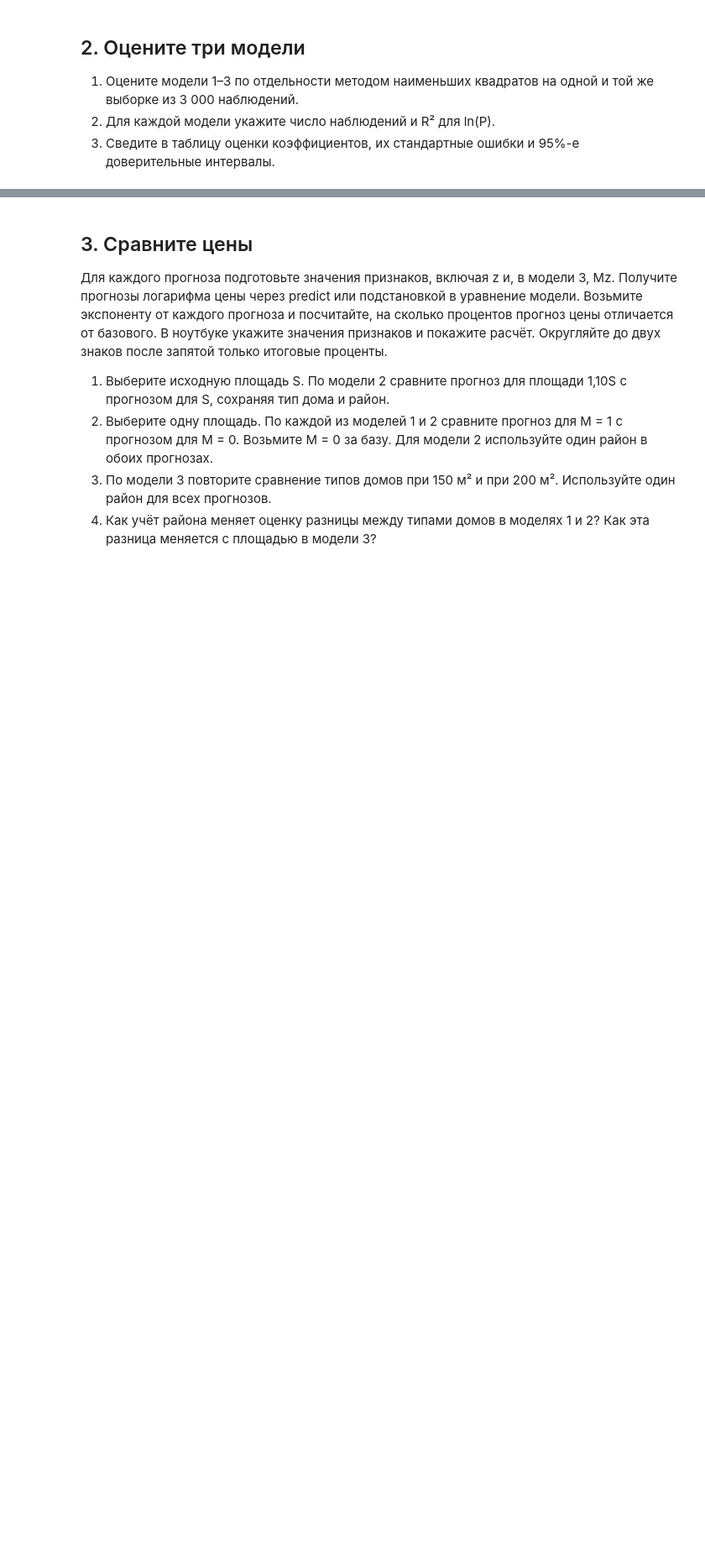
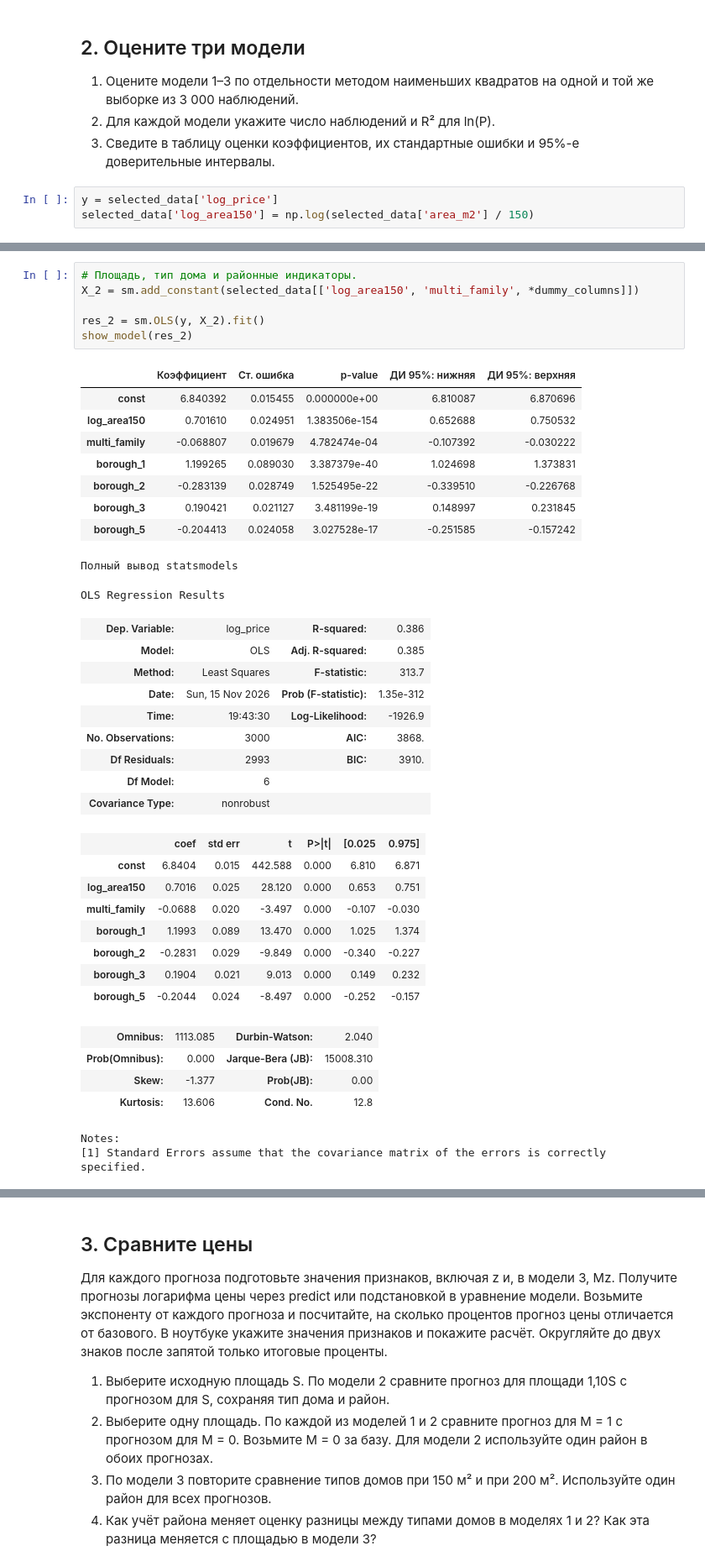
Before and after one commit to Lancet03/Econometrics_homework_1, a Jupyter notebook: ДЗ_01.ipynb, the cells around one changed output, grey strips where cells are left out. Shown at 84% size. Saved outputs shown, nothing was run; the diff lists cells and outputs as text; blank space fills up the shorter version.

```diff
--- a/ДЗ_01.ipynb
+++ b/ДЗ_01.ipynb
@@ -249,3 +281,6 @@ fig.show()
 1. Оцените модели 1–3 по отдельности методом наименьших квадратов на одной и той же выборке из 3 000 наблюдений.
 2. Для каждой модели укажите число наблюдений и R² для ln(P).
 3. Сведите в таблицу оценки коэффициентов, их стандартные ошибки и 95%-е доверительные интервалы.
+# %%
+y = selected_data['log_price']
+selected_data['log_area150'] = np.log(selected_data['area_m2'] / 150)
@@ -255,0 +370,40 @@ fig.show()
+# %%
+# Площадь, тип дома и районные индикаторы.
+X_2 = sm.add_constant(selected_data[['log_area150', 'multi_family', *dummy_columns]])
+
+res_2 = sm.OLS(y, X_2).fit()
+show_model(res_2)
+# %% [output]
+|  | Коэффициент | Ст. ошибка | p-value | ДИ 95%: нижняя | ДИ 95%: верхняя |
+| const | 6.840392 | 0.015455 | 0.000000e+00 | 6.810087 | 6.870696 |
+| log_area150 | 0.701610 | 0.024951 | 1.383506e-154 | 0.652688 | 0.750532 |
+| multi_family | -0.068807 | 0.019679 | 4.782474e-04 | -0.107392 | -0.030222 |
+| borough_1 | 1.199265 | 0.089030 | 3.387379e-40 | 1.024698 | 1.373831 |
+| borough_2 | -0.283139 | 0.028749 | 1.525495e-22 | -0.339510 | -0.226768 |
+| borough_3 | 0.190421 | 0.021127 | 3.481199e-19 | 0.148997 | 0.231845 |
+| borough_5 | -0.204413 | 0.024058 | 3.027528e-17 | -0.251585 | -0.157242 |
+Полный вывод statsmodels
+OLS Regression Results
+| Dep. Variable: | log_price | R-squared: | 0.386 |
+| Model: | OLS | Adj. R-squared: | 0.385 |
+| Method: | Least Squares | F-statistic: | 313.7 |
+| Date: | Sun, 15 Nov 2026 | Prob (F-statistic): | 1.35e-312 |
+| Time: | 19:43:30 | Log-Likelihood: | -1926.9 |
+| No. Observations: | 3000 | AIC: | 3868. |
+| Df Residuals: | 2993 | BIC: | 3910. |
+| Df Model: | 6 |  |  |
+| Covariance Type: | nonrobust |  |  |
+|  | coef | std err | t | P>|t| | [0.025 | 0.975] |
+| const | 6.8404 | 0.015 | 442.588 | 0.000 | 6.810 | 6.871 |
+| log_area150 | 0.7016 | 0.025 | 28.120 | 0.000 | 0.653 | 0.751 |
+| multi_family | -0.0688 | 0.020 | -3.497 | 0.000 | -0.107 | -0.030 |
+| borough_1 | 1.1993 | 0.089 | 13.470 | 0.000 | 1.025 | 1.374 |
+| borough_2 | -0.2831 | 0.029 | -9.849 | 0.000 | -0.340 | -0.227 |
+| borough_3 | 0.1904 | 0.021 | 9.013 | 0.000 | 0.149 | 0.232 |
+| borough_5 | -0.2044 | 0.024 | -8.497 | 0.000 | -0.252 | -0.157 |
+| Omnibus: | 1113.085 | Durbin-Watson: | 2.040 |
+| Prob(Omnibus): | 0.000 | Jarque-Bera (JB): | 15008.310 |
+| Skew: | -1.377 | Prob(JB): | 0.00 |
+| Kurtosis: | 13.606 | Cond. No. | 12.8 |
+Notes:
+[1] Standard Errors assume that the covariance matrix of the errors is correctly specified.
```
Also changed, not shown: parts of 15 cells of this notebook.
